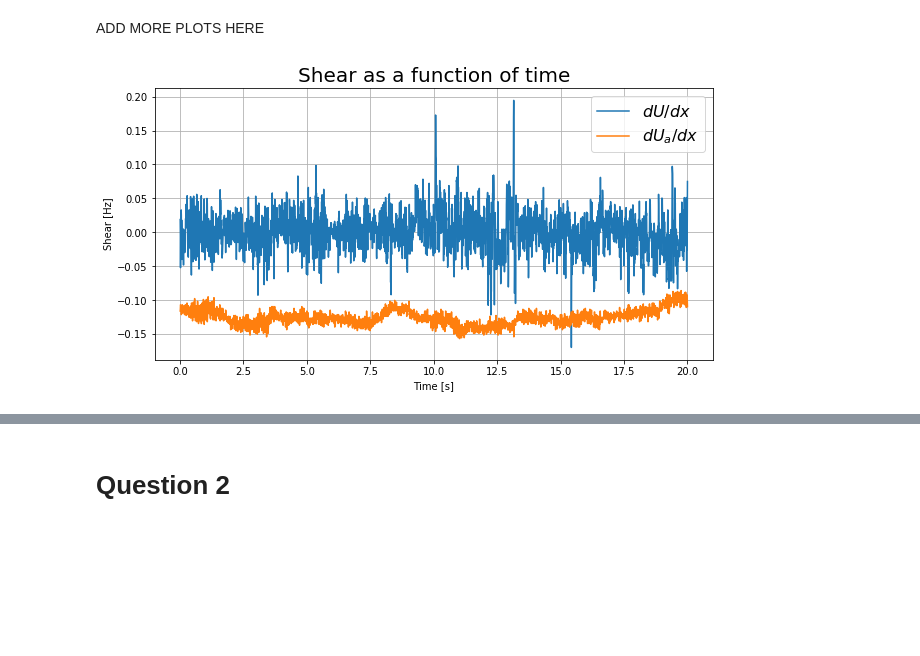
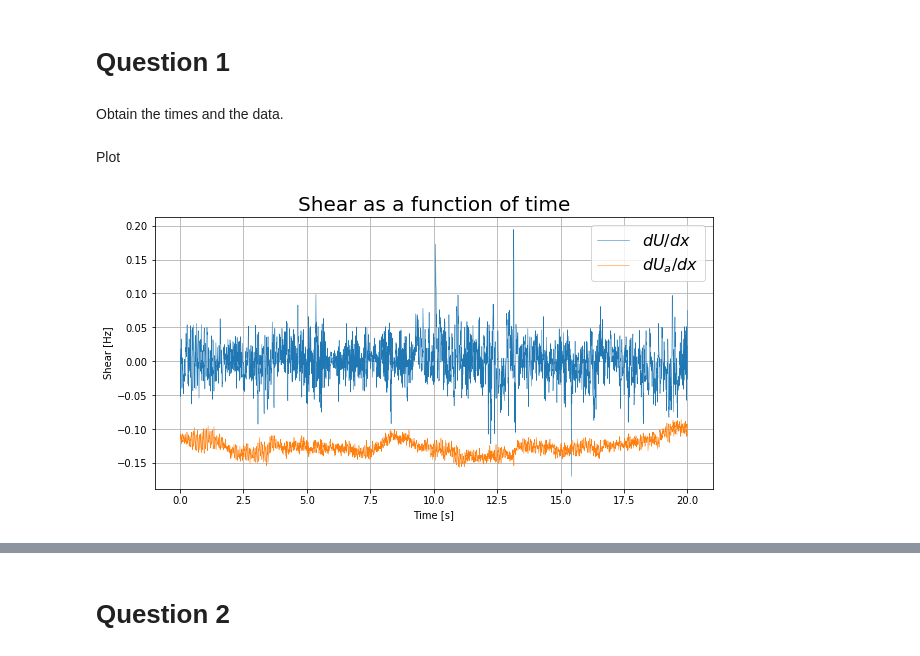
Before and after one commit to lukepolson/School, a Jupyter notebook: Phys 515/Assignment5.ipynb, the cells around one changed output, grey strips where cells are left out. Drawn from its saved outputs; the diff is of its cells as text; code cells hidden in the pictures; blank space fills up the shorter version.

```diff
--- a/Phys 515/Assignment5.ipynb
+++ b/Phys 515/Assignment5.ipynb
@@ -9,22 +9,26 @@ time = np.loadtxt('A5_data/time.txt')
 fs = 1/(time[1]-time[0])
 
 df = pd.DataFrame({'time':time, 's':s, 'ac':ac})
+# %% [markdown]
+# Question 1
+# %% [markdown]
+Obtain the times and the data.
 # %%
 times = df['time'][df['time']<=20]
 ss= df['s'][df['time']<=20]
 acs= df['ac'][df['time']<=20]
-# %% [markdown]
-ADD MORE PLOTS HERE
+# %% [markdown]
+Plot
 # %%
 plt.figure(figsize=(10,5))
-plt.plot(times, ss, label='$dU/dx$')
-plt.plot(times, acs, label='$dU_a/dx$')
+plt.plot(times, ss, label='$dU/dx$', lw=0.5)
+plt.plot(times, acs, label='$dU_a/dx$', lw=0.5)
 plt.legend(fontsize=16)
 plt.xlabel('Time [s]')
 plt.ylabel('Shear [Hz]')
 plt.title('Shear as a function of time', fontsize=20)
 plt.grid()
 
 plt.show()
 # %% [output]
-[figure, old version]
+[figure, new version]
```
Also changed, not shown: parts of 25 cells of this notebook.
